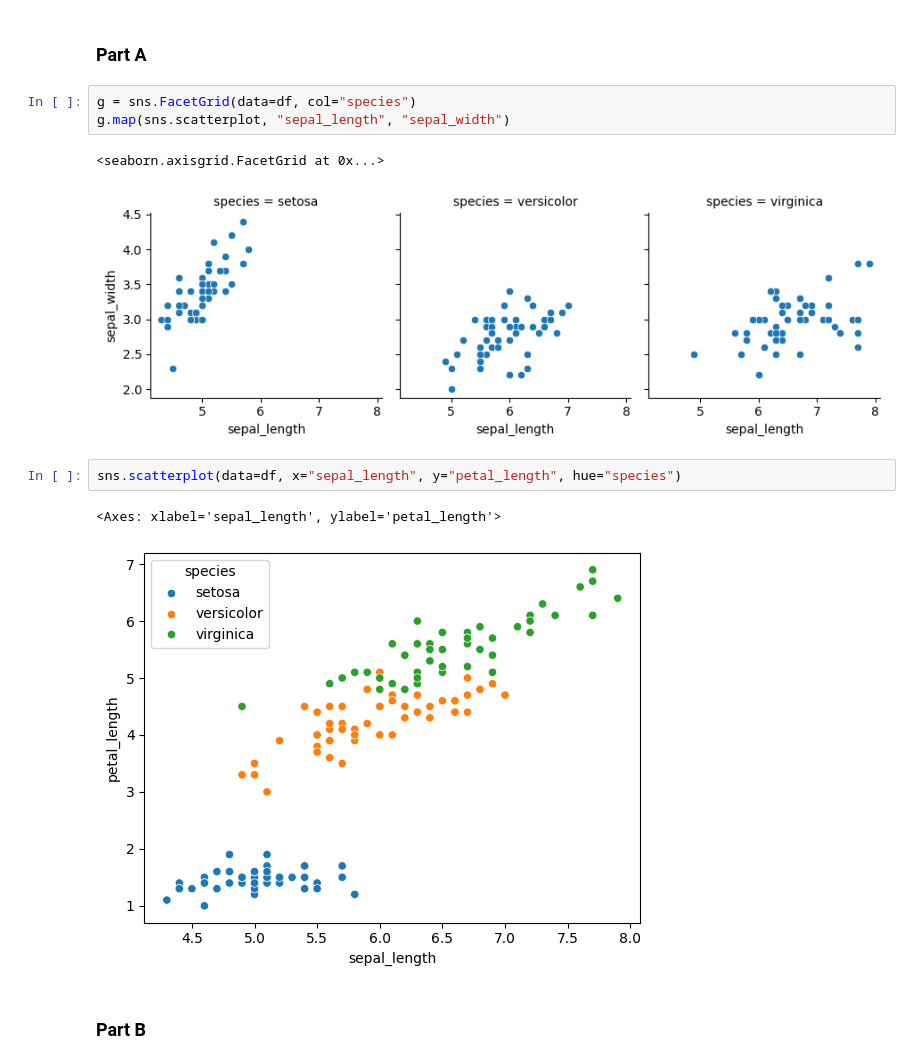
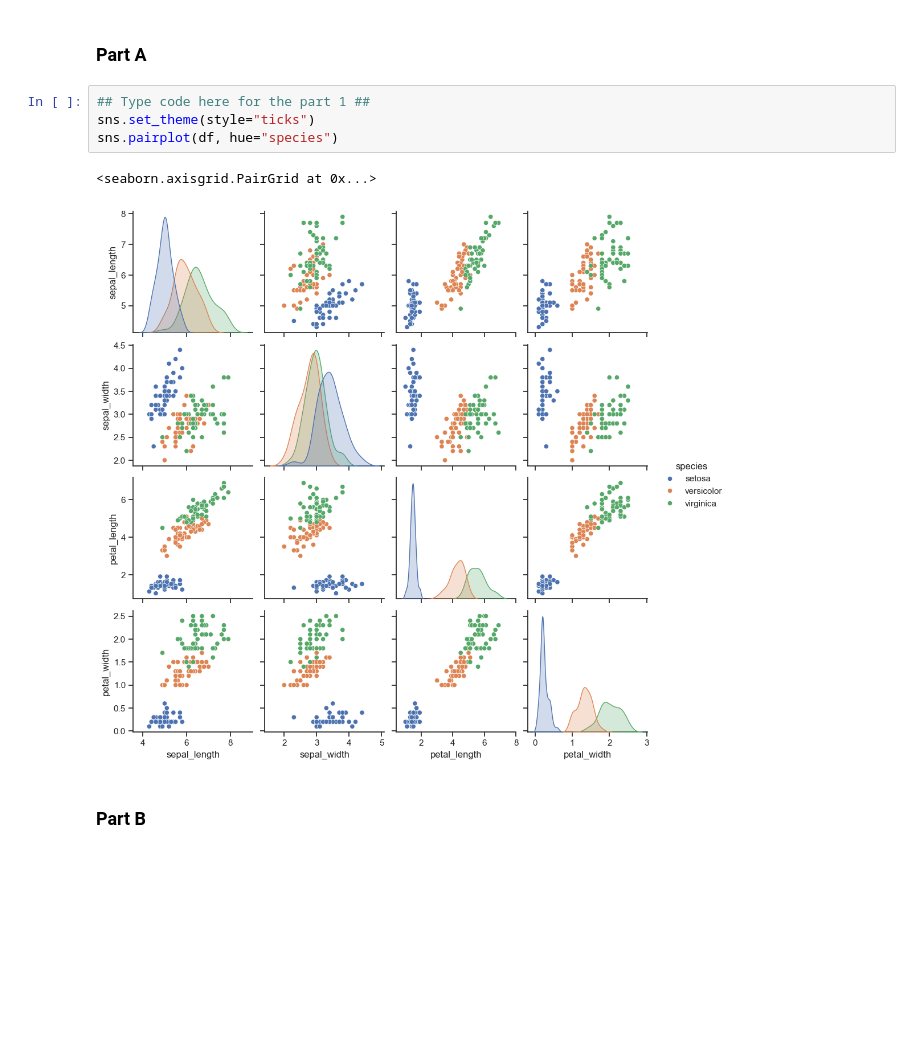
Before and after one commit to zhatz111/Data-Science-Masters, a Jupyter notebook: Algorithms for Data Science/Programming Assignment 1/PA1_Hatzenbeller_Zach.ipynb, the cells around one changed output. Cells and saved outputs as stored; diff of their text form; blank space fills up the shorter version.

Commit message:
working on programming assignment 1: q2 part D

```diff
--- a/Algorithms for Data Science/Programming Assignment 1/PA1_Hatzenbeller_Zach.ipynb
+++ b/Algorithms for Data Science/Programming Assignment 1/PA1_Hatzenbeller_Zach.ipynb
@@ -98,17 +98,13 @@ Analysis of the statistic description data...
 ## 2. Data Processing
 # %% [markdown]
 ### Part A
-# %%
-g = sns.FacetGrid(data=df, col="species")
-g.map(sns.scatterplot, "sepal_length", "sepal_width")
-# %% [output]
-<seaborn.axisgrid.FacetGrid at 0x...>
-[figure, removed]
-# %%
-sns.scatterplot(data=df, x="sepal_length", y="petal_length", hue="species")
-# %% [output]
-<Axes: xlabel='sepal_length', ylabel='petal_length'>
-[figure, removed]
+# %%
+## Type code here for the part 1 ##
+sns.set_theme(style="ticks")
+sns.pairplot(df, hue="species")
+# %% [output]
+<seaborn.axisgrid.PairGrid at 0x...>
+[figure, added]
 # %% [markdown]
 ### Part B
 # %% [markdown]
```
Also changed, not shown: parts of 10 cells of this notebook, 2 other files.
